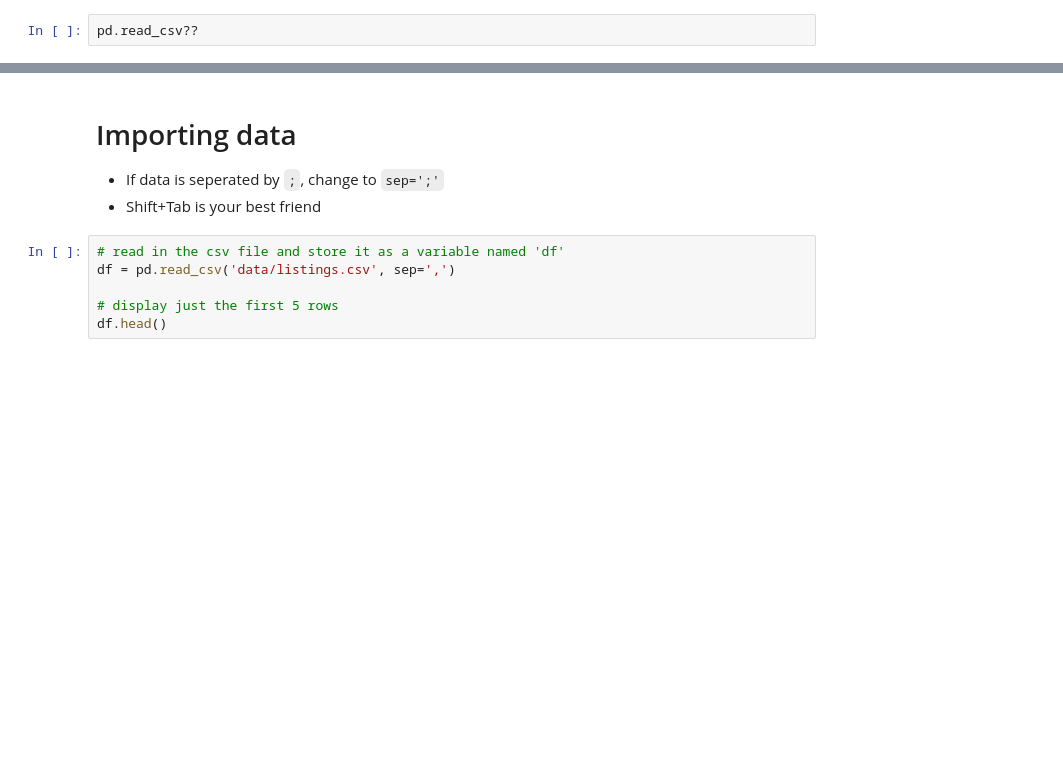
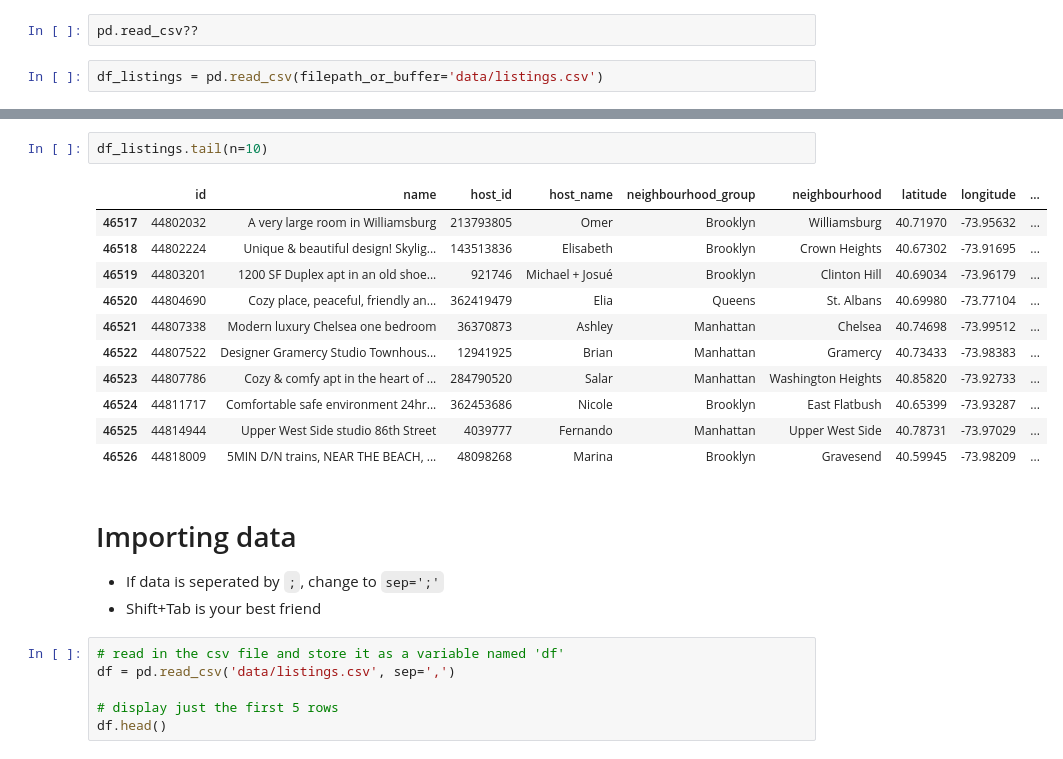
Before and after one commit to CenzOh/Python_Data_Science, a Jupyter notebook: Week-01-Pandas/Lecture.ipynb, the cells around one changed output, grey strips where cells are left out. Cells and saved outputs as stored; diff of their text form; blank space fills up the shorter version.

```diff
--- a/Week-01-Pandas/Lecture.ipynb
+++ b/Week-01-Pandas/Lecture.ipynb
@@ -15,2 +27,4 @@ import numpy as np
 # %%
 pd.read_csv??
+# %%
+df_listings = pd.read_csv(filepath_or_buffer='data/listings.csv')
@@ -17,3 +59,17 @@ pd.read_csv??
+# %%
+df_listings.tail(n=10)
+# %% [output]
+|  | id | name | host_id | host_name | neighbourhood_group | neighbourhood | latitude | longitude | ... |
+| 46517 | 44802032 | A very large room in Williamsburg | 213793805 | Omer | Brooklyn | Williamsburg | 40.71970 | -73.95632 | ... |
+| 46518 | 44802224 | Unique & beautiful design! Skylig... | 143513836 | Elisabeth | Brooklyn | Crown Heights | 40.67302 | -73.91695 | ... |
+| 46519 | 44803201 | 1200 SF Duplex apt in an old shoe... | 921746 | Michael + Josué | Brooklyn | Clinton Hill | 40.69034 | -73.96179 | ... |
+| 46520 | 44804690 | Cozy place, peaceful, friendly an... | 362419479 | Elia | Queens | St. Albans | 40.69980 | -73.77104 | ... |
+| 46521 | 44807338 | Modern luxury Chelsea one bedroom | 36370873 | Ashley | Manhattan | Chelsea | 40.74698 | -73.99512 | ... |
+| 46522 | 44807522 | Designer Gramercy Studio Townhous... | 12941925 | Brian | Manhattan | Gramercy | 40.73433 | -73.98383 | ... |
+| 46523 | 44807786 | Cozy & comfy apt in the heart of ... | 284790520 | Salar | Manhattan | Washington Heights | 40.85820 | -73.92733 | ... |
+| 46524 | 44811717 | Comfortable safe environment 24hr... | 362453686 | Nicole | Brooklyn | East Flatbush | 40.65399 | -73.93287 | ... |
+| 46525 | 44814944 | Upper West Side studio 86th Street | 4039777 | Fernando | Manhattan | Upper West Side | 40.78731 | -73.97029 | ... |
+| 46526 | 44818009 | 5MIN D/N trains, NEAR THE BEACH, ... | 48098268 | Marina | Brooklyn | Gravesend | 40.59945 | -73.98209 | ... |
 # %% [markdown]
 # Importing data
 * If data is seperated by `;`, change to `sep=';'`
```
Also changed, not shown: parts of 22 cells of this notebook, 1 other file.
